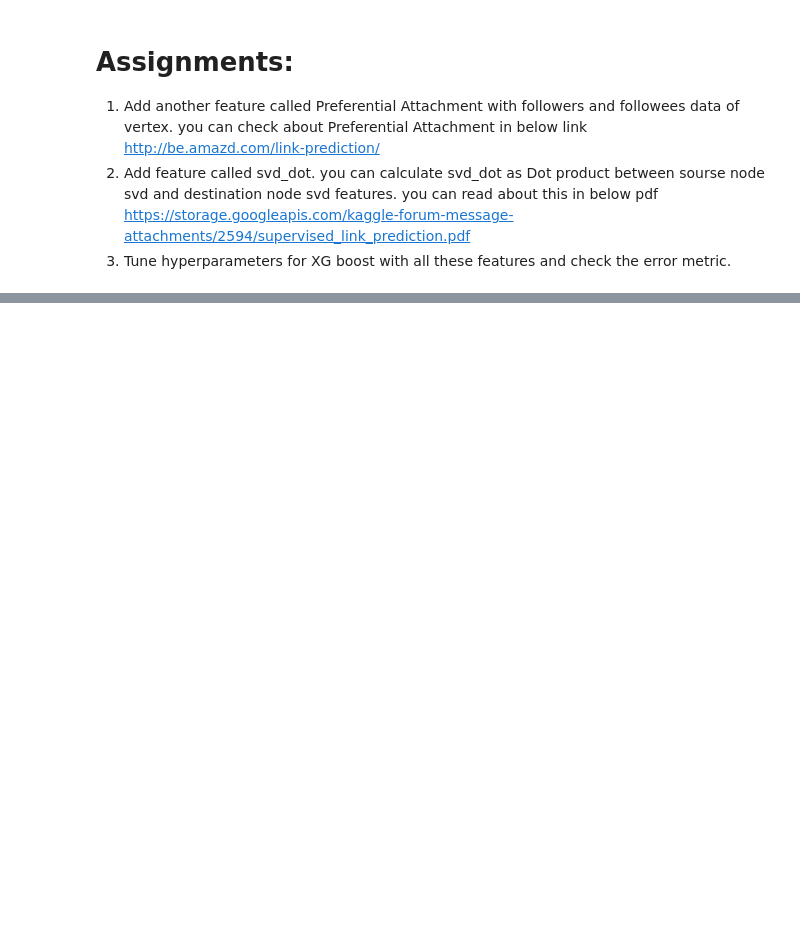
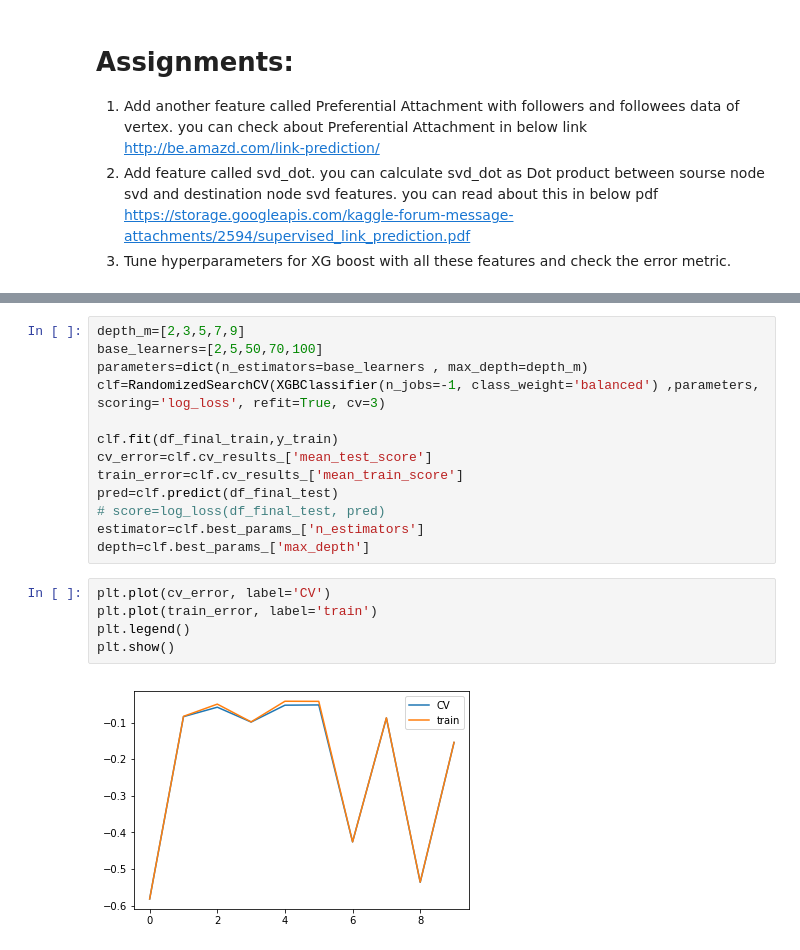
Before and after one commit to aman-sawarn/Social-Network-Graph-Link-Prediction, a Jupyter notebook: FB_Models.ipynb, the cells around one changed output, grey strips where cells are left out. Drawn from its saved outputs; the diff is of its cells as text; blank space fills up the shorter version.

```diff
--- a/FB_Models.ipynb
+++ b/FB_Models.ipynb
@@ -222,0 +266,20 @@ https://storage.googleapis.com/kaggle-forum-message-attachments/2594/supervised_
+# %%
+depth_m=[2,3,5,7,9]
+base_learners=[2,5,50,70,100]
+parameters=dict(n_estimators=base_learners , max_depth=depth_m)
+clf=RandomizedSearchCV(XGBClassifier(n_jobs=-1, class_weight='balanced') ,parameters, scoring='log_loss', refit=True, cv=3)
+
+clf.fit(df_final_train,y_train)
+cv_error=clf.cv_results_['mean_test_score']
+train_error=clf.cv_results_['mean_train_score']
+pred=clf.predict(df_final_test)
+# score=log_loss(df_final_test, pred)
+estimator=clf.best_params_['n_estimators']
+depth=clf.best_params_['max_depth']
+# %%
+plt.plot(cv_error, label='CV')
+plt.plot(train_error, label='train')
+plt.legend()
+plt.show()
+# %% [output]
+[figure, added]
```
Also changed, not shown: parts of 14 cells of this notebook.
